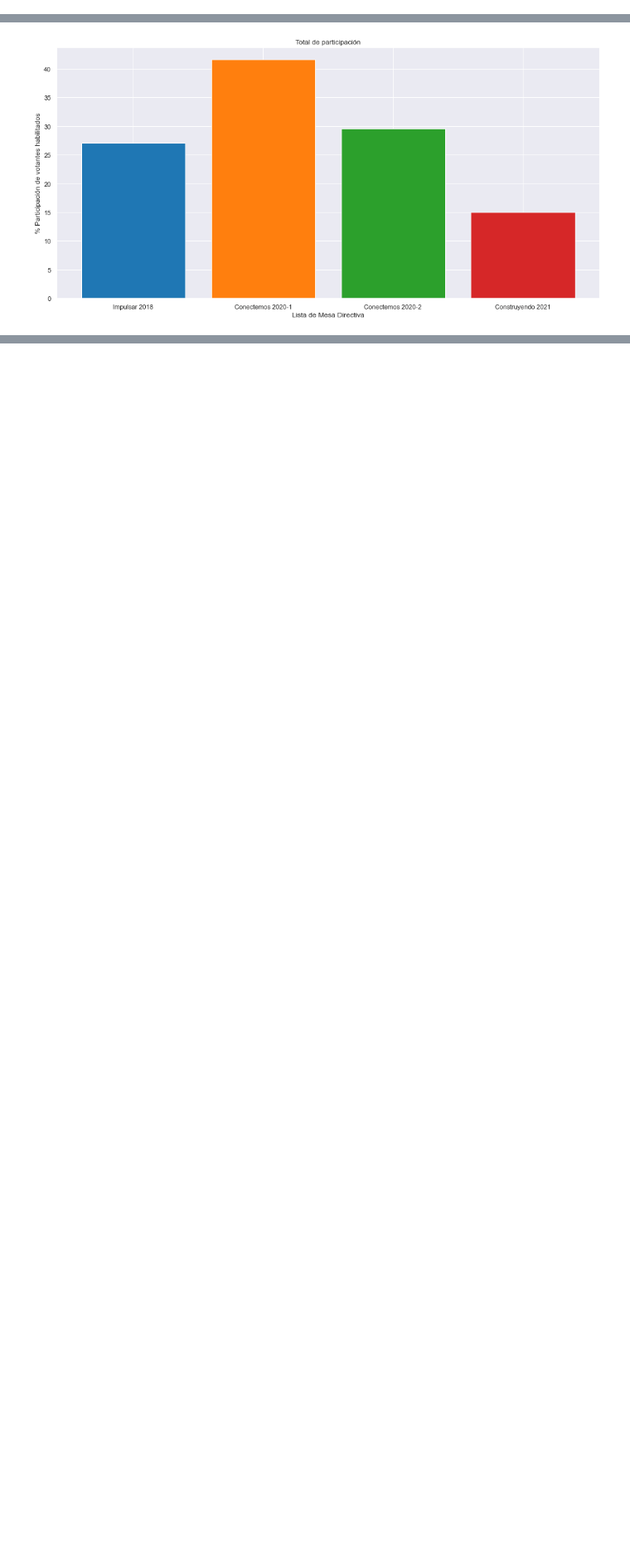
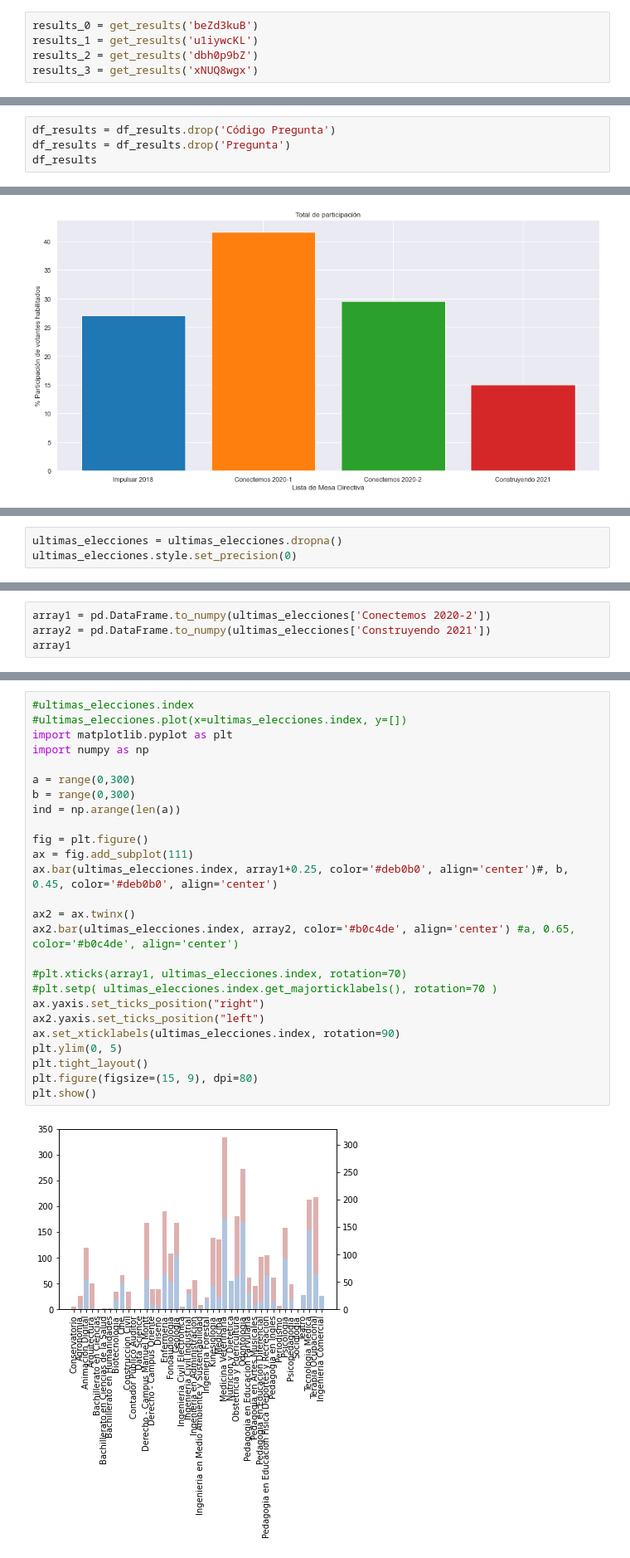
Before and after one commit to melipass/umayor-evoting-data, a Jupyter notebook: evoting.ipynb, the cells around one changed output, grey strips where cells are left out. Shown at 83% size. Saved outputs shown, nothing was run; the diff lists cells and outputs as text; blank space fills up the shorter version.

Commit message:
Added approval votes results.

```diff
--- a/evoting.ipynb
+++ b/evoting.ipynb
@@ -40,6 +44,11 @@ program_2 = get_votes_by_program(conectemos_2020_2)
 hour_2 = get_votes_by_hour(conectemos_2020_2)
 program_3 = get_votes_by_program(construyendo_2021)
 hour_3 = get_votes_by_hour(construyendo_2021)
+# %%
+results_0 = get_results('beZd3kuB')
+results_1 = get_results('u1iywcKL')
+results_2 = get_results('dbh0p9bZ')
+results_3 = get_results('xNUQ8wgx')
 # %% [markdown]
 ### Procesamiento de datos
 Los documentos JSON devueltos por evoting se encuentran separados por distrito o por hora, dependiendo de si es una consulta a ``snapshot`` o a ``votesByHour`` respectivamente, y en el caso de la separación por distritos tenemos que cada distrito corresponde a una carrera de la Universidad Mayor que es impartida en Santiago, con una gran cantidad de columnas no utilizadas para cada distrito. Por lo mismo, solo almaceno en un dataframe aquellas columnas que sean relevantes.
@@ -242,3 +277,7 @@ df_hour_3
 | 33 | Día 2 | 2021-07-20 | 18:00 | 63 |
 | 34 | Día 2 | 2021-07-20 | 19:00 | 68 |
 | 35 | Día 2 | 2021-07-20 | 20:00 | 165 |
+# %%
+df_results = df_results.drop('Código Pregunta')
+df_results = df_results.drop('Pregunta')
+df_results
@@ -296,0 +387,3 @@ plt.show()
+# %%
+ultimas_elecciones = ultimas_elecciones.dropna()
+ultimas_elecciones.style.set_precision(0)
@@ -296,0 +423,4 @@ plt.show()
+# %%
+array1 = pd.DataFrame.to_numpy(ultimas_elecciones['Conectemos 2020-2'])
+array2 = pd.DataFrame.to_numpy(ultimas_elecciones['Construyendo 2021'])
+array1
@@ -296,0 +432,28 @@ plt.show()
+# %%
+#ultimas_elecciones.index
+#ultimas_elecciones.plot(x=ultimas_elecciones.index, y=[])
+import matplotlib.pyplot as plt
+import numpy as np
+
+a = range(0,300)
+b = range(0,300)
+ind = np.arange(len(a))
+
+fig = plt.figure()
+ax = fig.add_subplot(111)
+ax.bar(ultimas_elecciones.index, array1+0.25, color='#deb0b0', align='center')#, b, 0.45, color='#deb0b0', align='center')
+
+ax2 = ax.twinx()
+ax2.bar(ultimas_elecciones.index, array2, color='#b0c4de', align='center') #a, 0.65, color='#b0c4de', align='center')
+
+#plt.xticks(array1, ultimas_elecciones.index, rotation=70)
+#plt.setp( ultimas_elecciones.index.get_majorticklabels(), rotation=70 )
+ax.yaxis.set_ticks_position("right")
+ax2.yaxis.set_ticks_position("left")
+ax.set_xticklabels(ultimas_elecciones.index, rotation=90)
+plt.ylim(0, 5)
+plt.tight_layout()
+plt.figure(figsize=(15, 9), dpi=80)
+plt.show()
+# %% [output]
+[figure, added]
```
Also changed, not shown: parts of 9 cells of this notebook.
